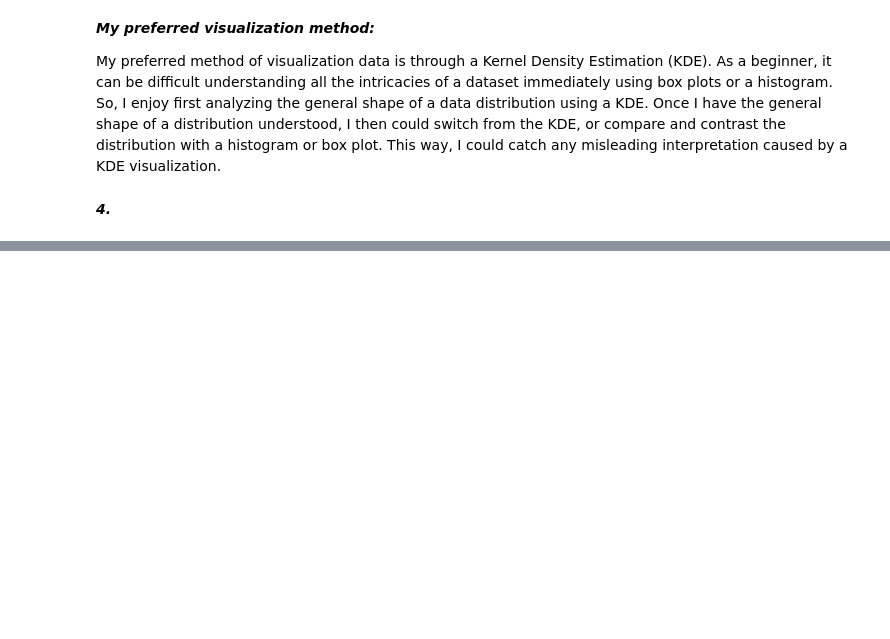
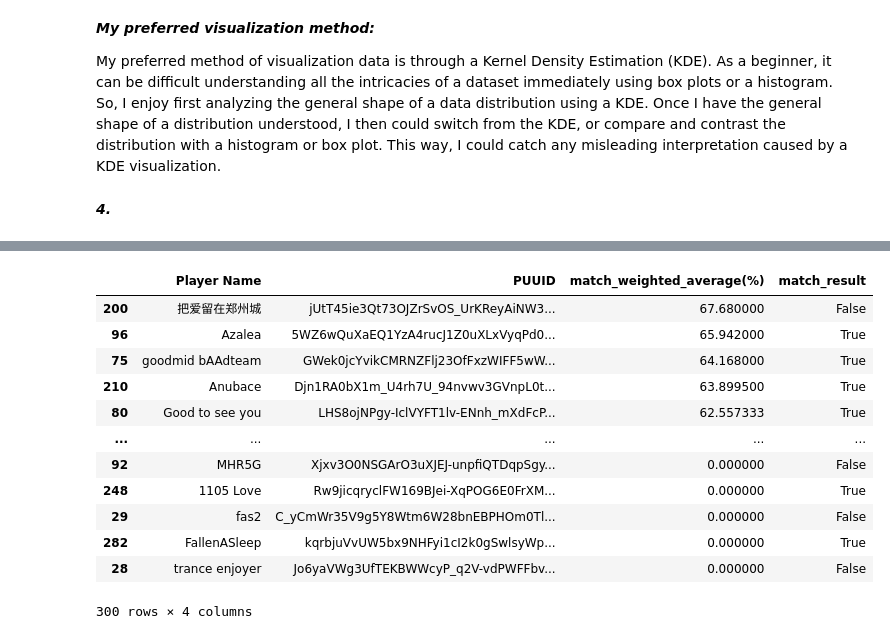
Before and after one commit to Aoutor/STA130, a Jupyter notebook: STA130_HW3.ipynb, the cells around one changed output, grey strips where cells are left out. Drawn from its saved outputs; the diff is of its cells as text; code cells hidden in the pictures; blank space fills up the shorter version.

```diff
--- a/STA130_HW3.ipynb
+++ b/STA130_HW3.ipynb
@@ -158,0 +261,24 @@ DSSSSSSSS
+# %%
+import pandas as pd
+
+# Load the dataset
+url = "https://raw.githubusercontent.com/rda329/league_match_forecast/refs/heads/main/league_players.csv"
+df = pd.read_csv(url)
+sorted_df = df.sort_values(by='match_weighted_average(%)', ascending=False)
+
+# Display the sorted DataFrame BY HIGHEST WR - LOWEST WR
+sorted_df
+# %% [output]
+|  | Player Name | PUUID | match_weighted_average(%) | match_result |
+| 200 | 把爱留在郑州城 | jUtT45ie3Qt73OJZrSvOS_UrKReyAiNW3... | 67.680000 | False |
+| 96 | Azalea | 5WZ6wQuXaEQ1YzA4rucJ1Z0uXLxVyqPd0... | 65.942000 | True |
+| 75 | goodmid bAAdteam | GWek0jcYvikCMRNZFlj23OfFxzWIFF5wW... | 64.168000 | True |
+| 210 | Anubace | Djn1RA0bX1m_U4rh7U_94nvwv3GVnpL0t... | 63.899500 | True |
+| 80 | Good to see you | LHS8ojNPgy-IclVYFT1lv-ENnh_mXdFcP... | 62.557333 | True |
+| ... | ... | ... | ... | ... |
+| 92 | MHR5G | Xjxv3O0NSGArO3uXJEJ-unpfiQTDqpSgy... | 0.000000 | False |
+| 248 | 1105 Love | Rw9jicqryclFW169BJei-XqPOG6E0FrXM... | 0.000000 | True |
+| 29 | fas2 | C_yCmWr35V9g5Y8Wtm6W28bnEBPHOm0Tl... | 0.000000 | False |
+| 282 | FallenASleep | kqrbjuVvUW5bx9NHFyi1cI2k0gSwlsyWp... | 0.000000 | True |
+| 28 | trance enjoyer | Jo6yaVWg3UfTEKBWWcyP_q2V-vdPWFFbv... | 0.000000 | False |
+300 rows × 4 columns
```
Also changed, not shown: parts of 10 cells of this notebook.
